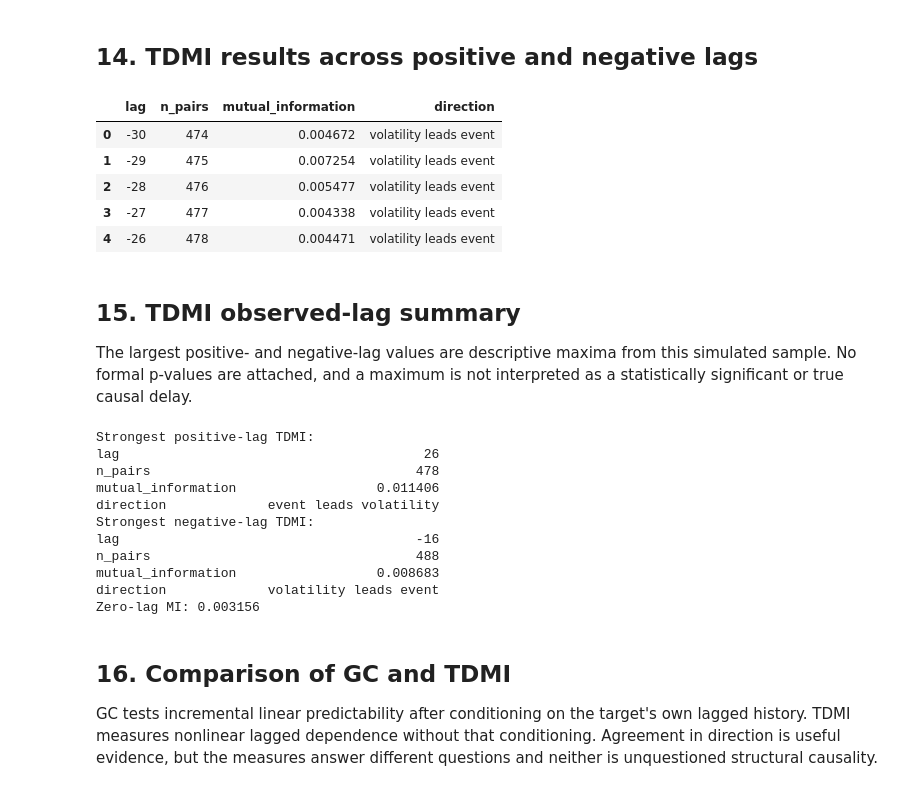
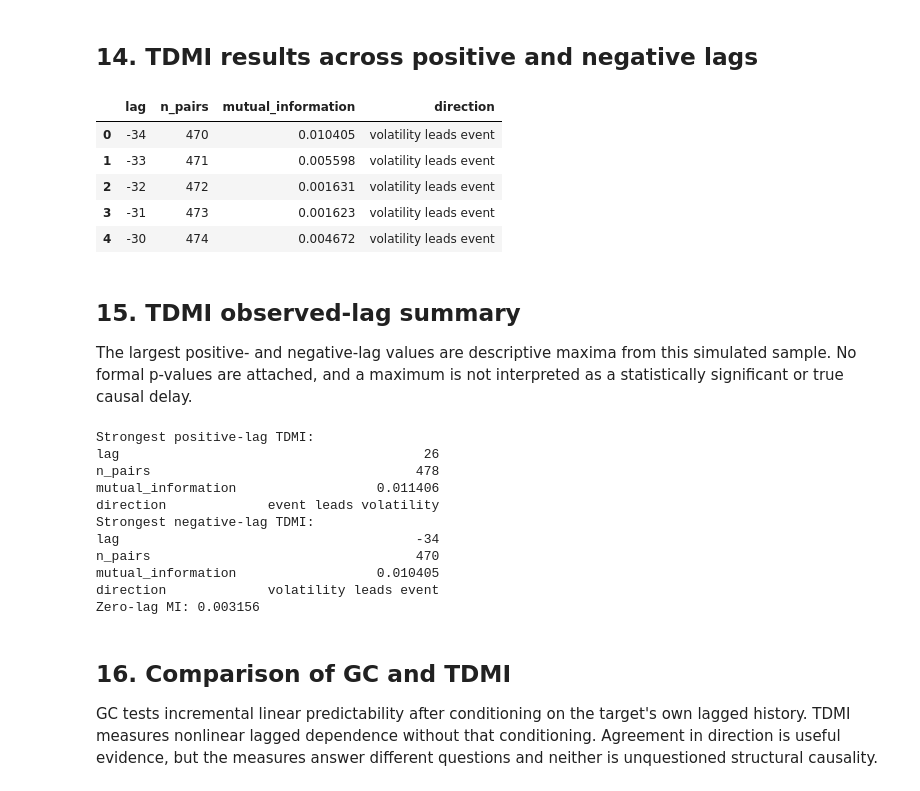
Before and after one commit to JivN24/HSBC-AN-RN, a Jupyter notebook: CODEWORK/Linus' Task Re-Do/01_dense_periodic_n1_gc_tdmi.ipynb, the cells around one changed output. Drawn from its saved outputs; the diff is of its cells as text; code cells hidden in the pictures.

```diff
--- a/CODEWORK/Linus' Task Re-Do/01_dense_periodic_n1_gc_tdmi.ipynb
+++ b/CODEWORK/Linus' Task Re-Do/01_dense_periodic_n1_gc_tdmi.ipynb
@@ -39,11 +39,18 @@ assert required_core_names.issubset(globals())
 model_params = reference_config['model']
 event_params = reference_config['events']
 simulation_params = reference_config['simulation']
-expected_period = 21 / 252
+event_period_steps = reference_timing['event_period_steps']
+response_horizon_steps = reference_timing['response_horizon_steps']
+response_state_lag_start = reference_timing['response_state_lag_start']
+response_state_lag_end = reference_timing['response_state_lag_end']
+event_responses_overlap = reference_timing['event_responses_overlap']
+trading_steps_per_year = reference_timing['steps_per_year']
+first_cycle_lag_start = response_state_lag_start
+first_cycle_lag_end = event_period_steps
+tdmi_scan_max_lag = event_period_steps + response_state_lag_end
 assert model_params['n'] == 1
-assert np.isclose(event_params['period'], expected_period)
 
-steps_per_year = simulation_params['trading_steps_per_year']
+steps_per_year = trading_steps_per_year
 n_steps = simulation_params['years'] * steps_per_year
 time_grid = np.arange(n_steps + 1, dtype=float) / steps_per_year
 event_times = periodic_event_times(time_grid[0], time_grid[-2], event_params)
@@ -66,6 +73,10 @@ states = dense_result['states']
 transitions = dense_result['transitions']
 states_snapshot = states.copy(deep=True)
 transitions_snapshot = transitions.copy(deep=True)
-print(f'n = {model_params["n"]}; event period = {event_params["period"]:.8f} years ({event_params["period"] * steps_per_year:.0f} trading steps)')
+print(f'n = {model_params["n"]}; event period = {event_period_steps} trading steps; response horizon = {response_horizon_steps} transition ages; direct state-response lags = {response_state_lag_start} to {response_state_lag_end}.')
+if event_responses_overlap:
+    print('WARNING: event-response windows overlap; first-cycle peaks cannot isolate one event response.')
+else:
+    print('Event responses do not overlap: the original response ends before the next event affects volatility.')
 print(f'Generated exact event times: {len(event_times)}')
 # %% [output]
@@ -196,9 +208,12 @@ def granger_results_table(target, driver, max_lag):
 
 sigma_t = analysis_table['sigma_t'].to_numpy()
 event_t = analysis_table['event_t'].to_numpy(dtype=float)
-max_lag = 20
+existing_gc_max_lag = 20
+response_window_gc_order = response_state_lag_end
+max_gc_lag = max(existing_gc_max_lag, response_window_gc_order)
+max_lag = max_gc_lag
 direct_timing_lag = 1
-response_window_lag = 13
+response_window_lag = response_window_gc_order
 
 # Each design row at source index i uses only columns indexed i-j, where j is at least one.
 for lag in range(1, max_lag + 1):
@@ -422,39 +437,39 @@ def tdmi_at_lag(event, sigma, lag, bin_edges):
         'n_pairs': event_pair.size,
         'mutual_information': mutual_information,
     }
 
 
 tdmi_method = {
     'estimator': 'direct_contingency_table',
     'volatility_discretisation': 'fixed_quantile_bins',
     'uses_circular_shift': False,
     'uses_permutation': False,
     'uses_sklearn_mi': False,
 }
-tdmi_lags = list(range(-30, 31))
+tdmi_lags = list(range(-tdmi_scan_max_lag, tdmi_scan_max_lag + 1))
 primary_quantile_bins = 10
 primary_bin_edges = make_quantile_bin_edges(sigma_t, primary_quantile_bins)
 primary_bin_edges_snapshot = primary_bin_edges.copy()
 tdmi_results = pd.DataFrame([
     tdmi_at_lag(event_t, sigma_t, lag, primary_bin_edges)
     for lag in tdmi_lags
 ])
 tdmi_results['direction'] = np.select(
     [tdmi_results['lag'].lt(0), tdmi_results['lag'].eq(0)],
     ['volatility leads event', 'contemporaneous'],
     default='event leads volatility',
 )
 assert (tdmi_results['n_pairs'] > 0).all()
 assert tdmi_results['n_pairs'].eq(len(event_t) - tdmi_results['lag'].abs()).all()
 np.testing.assert_array_equal(primary_bin_edges, primary_bin_edges_snapshot)
 tdmi_results.head()
 # %% [output]
 |  | lag | n_pairs | mutual_information | direction |
-| 0 | -30 | 474 | 0.004672 | volatility leads event |
-| 1 | -29 | 475 | 0.007254 | volatility leads event |
-| 2 | -28 | 476 | 0.005477 | volatility leads event |
-| 3 | -27 | 477 | 0.004338 | volatility leads event |
-| 4 | -26 | 478 | 0.004471 | volatility leads event |
+| 0 | -34 | 470 | 0.010405 | volatility leads event |
+| 1 | -33 | 471 | 0.005598 | volatility leads event |
+| 2 | -32 | 472 | 0.001631 | volatility leads event |
+| 3 | -31 | 473 | 0.001623 | volatility leads event |
+| 4 | -30 | 474 | 0.004672 | volatility leads event |
 # %% [markdown]
 ## 15. TDMI observed-lag summary
 
@@ -475,9 +490,9 @@ n_pairs                                  478
 mutual_information                  0.011406
 direction             event leads volatility
 Strongest negative-lag TDMI:
-lag                                      -16
-n_pairs                                  488
-mutual_information                  0.008683
+lag                                      -34
+n_pairs                                  470
+mutual_information                  0.010405
 direction             volatility leads event
 Zero-lag MI: 0.003156
 # %% [markdown]
```
Also changed, not shown: parts of 20 cells of this notebook, 3 other files.
